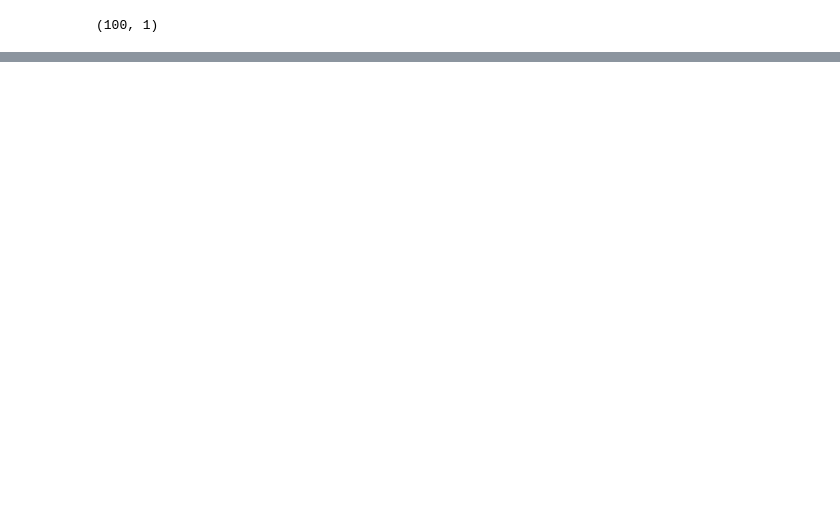
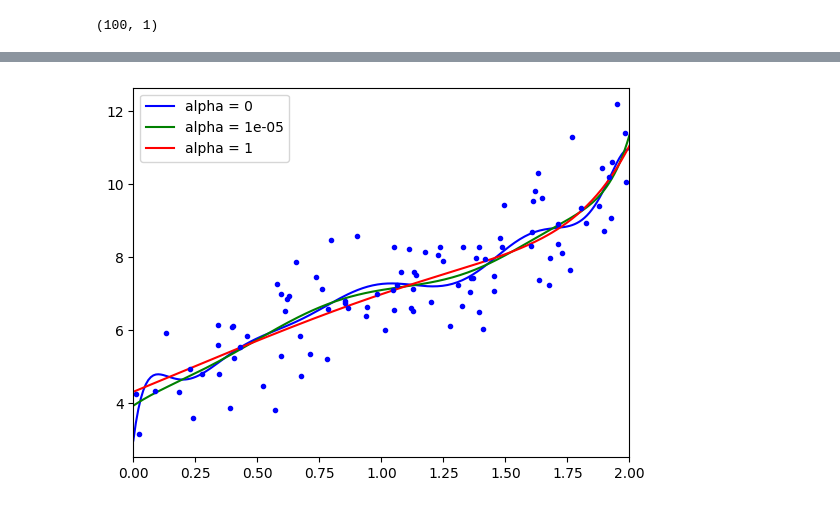
Before and after one commit to abjan90/Machine-learning, a Jupyter notebook: Trainig_models.ipynb, the cells around one changed output, grey strips where cells are left out. Cells and saved outputs as stored; diff of their text form; code cells hidden in the pictures; blank space fills up the shorter version.

Commit message:
Polynomials

```diff
--- a/Trainig_models.ipynb
+++ b/Trainig_models.ipynb
@@ -178,0 +180,23 @@ plot(lin_regression, x_pol, y_pol)
+# %%
+alphas = [0 ,1e-05 ,1]
+labels_1 = ["b-" ,"g-", "r-"]
+
+for alpha_1 , label_1 in zip(alphas , labels_1):
+    polynomial_regression = Pipeline([
+    ("poly_features" , PolynomialFeatures(degree=10 , include_bias=False)),
+    ("scaling" , StandardScaler()),
+    ('ridge' , Ridge(alpha = alpha_1 , solver="cholesky"))
+])
+    polynomial_regression.fit(x , y)
+
+    x_test_1 = np.linspace(0 , 2, 200).reshape(-1 , 1)
+    y_pred_2 = polynomial_regression.predict(x_test_1)
+    plt.plot(x_test_1 , y_pred_2 , label_1 , label = f'alpha = {alpha_1}')
+
+
+plt.plot(x , y, "b." )
+plt.xlim(0 , 2)
+plt.legend()
+plt.show()
+# %% [output]
+[figure, added]
```
Also changed, not shown: parts of 15 cells of this notebook.
